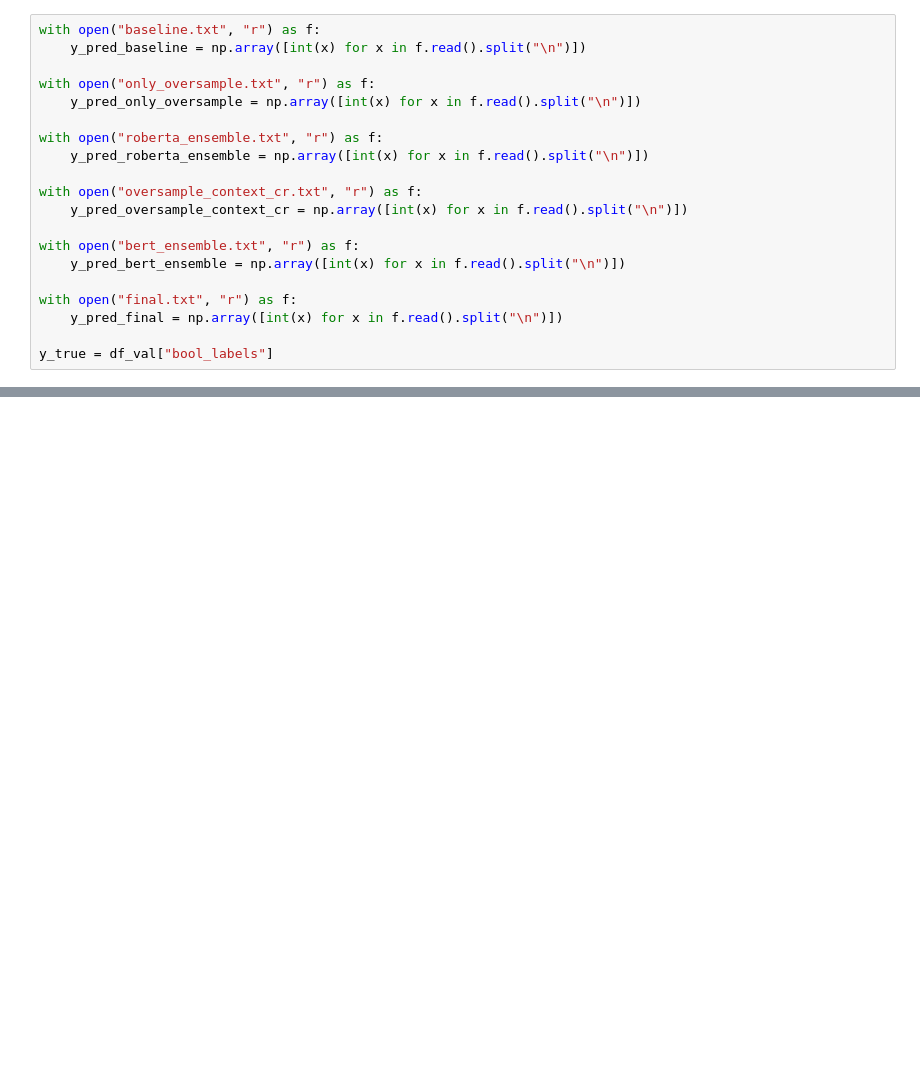
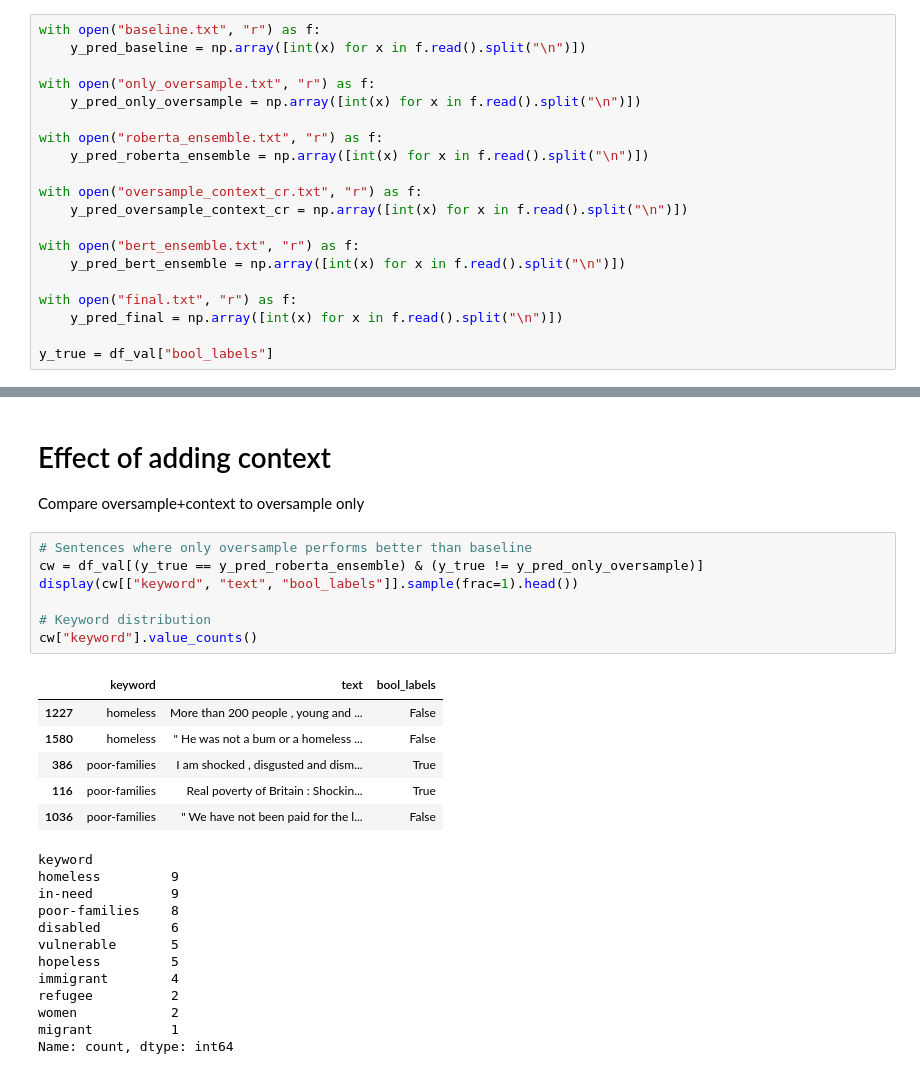
Before and after one commit to BernardMoy/NLP-PCL-Classification, a Jupyter notebook: evaluation/evaluation.ipynb, the cells around one changed output, grey strips where cells are left out. Drawn from its saved outputs; the diff is of its cells as text; blank space fills up the shorter version.

```diff
--- a/evaluation/evaluation.ipynb
+++ b/evaluation/evaluation.ipynb
@@ -142,0 +339,29 @@ F1: 0.630
+# %% [markdown]
+# Effect of adding context
+Compare oversample+context to oversample only
+# %%
+# Sentences where only oversample performs better than baseline
+cw = df_val[(y_true == y_pred_roberta_ensemble) & (y_true != y_pred_only_oversample)]
+display(cw[["keyword", "text", "bool_labels"]].sample(frac=1).head())
+
+# Keyword distribution
+cw["keyword"].value_counts()
+# %% [output]
+|  | keyword | text | bool_labels |
+| 1227 | homeless | More than 200 people , young and ... | False |
+| 1580 | homeless | " He was not a bum or a homeless ... | False |
+| 386 | poor-families | I am shocked , disgusted and dism... | True |
+| 116 | poor-families | Real poverty of Britain : Shockin... | True |
+| 1036 | poor-families | " We have not been paid for the l... | False |
+keyword
+homeless         9
+in-need          9
+poor-families    8
+disabled         6
+vulnerable       5
+hopeless         5
+immigrant        4
+refugee          2
+women            2
+migrant          1
+Name: count, dtype: int64
```
Also changed, not shown: parts of 18 cells of this notebook.
